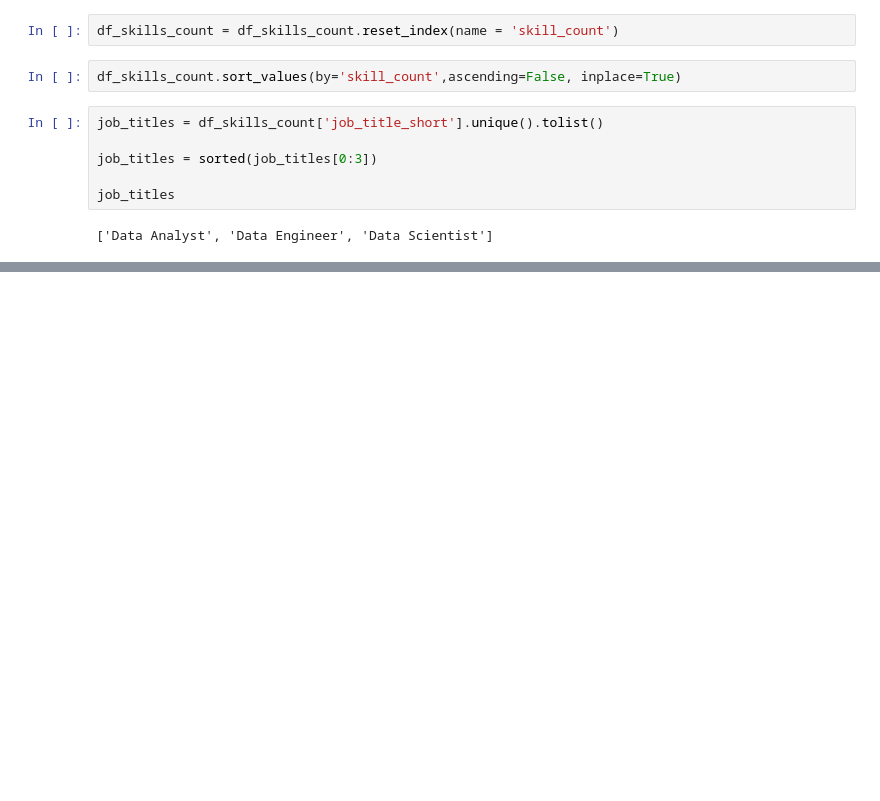
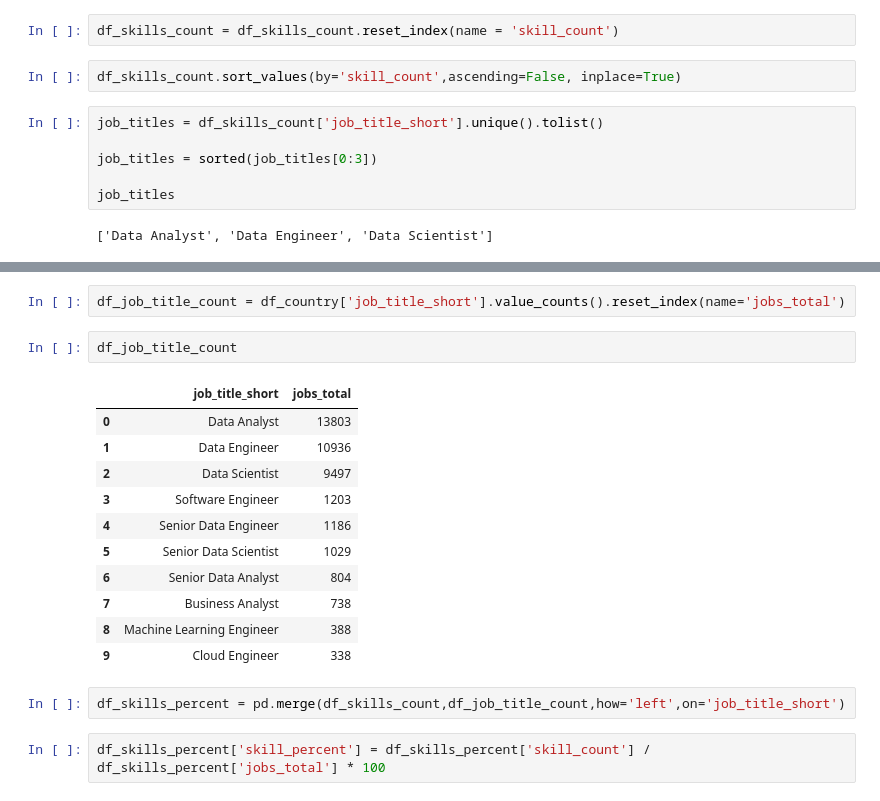
Before and after one commit to nikitha108/Project_Data, a Jupyter notebook: skills_demand.ipynb, the cells around one changed output, grey strips where cells are left out. Saved outputs shown, nothing was run; the diff lists cells and outputs as text; blank space fills up the shorter version.

```diff
--- a/skills_demand.ipynb
+++ b/skills_demand.ipynb
@@ -48,0 +59,20 @@ for i, job_title in enumerate(job_titles):
+# %%
+df_job_title_count = df_country['job_title_short'].value_counts().reset_index(name='jobs_total')
+# %%
+df_job_title_count
+# %% [output]
+|  | job_title_short | jobs_total |
+| 0 | Data Analyst | 13803 |
+| 1 | Data Engineer | 10936 |
+| 2 | Data Scientist | 9497 |
+| 3 | Software Engineer | 1203 |
+| 4 | Senior Data Engineer | 1186 |
+| 5 | Senior Data Scientist | 1029 |
+| 6 | Senior Data Analyst | 804 |
+| 7 | Business Analyst | 738 |
+| 8 | Machine Learning Engineer | 388 |
+| 9 | Cloud Engineer | 338 |
+# %%
+df_skills_percent = pd.merge(df_skills_count,df_job_title_count,how='left',on='job_title_short')
+# %%
+df_skills_percent['skill_percent'] = df_skills_percent['skill_count'] / df_skills_percent['jobs_total'] * 100
```
Also changed, not shown: parts of 4 cells of this notebook, 3 other files.
